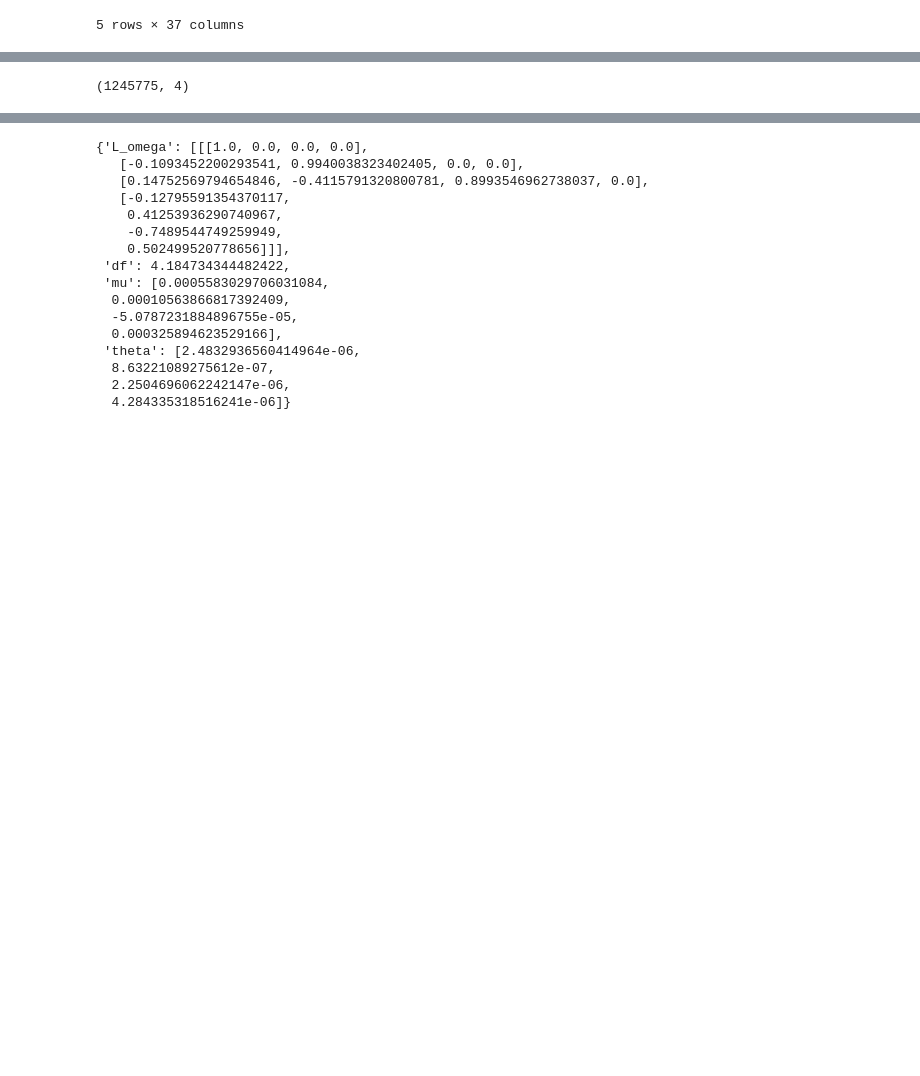
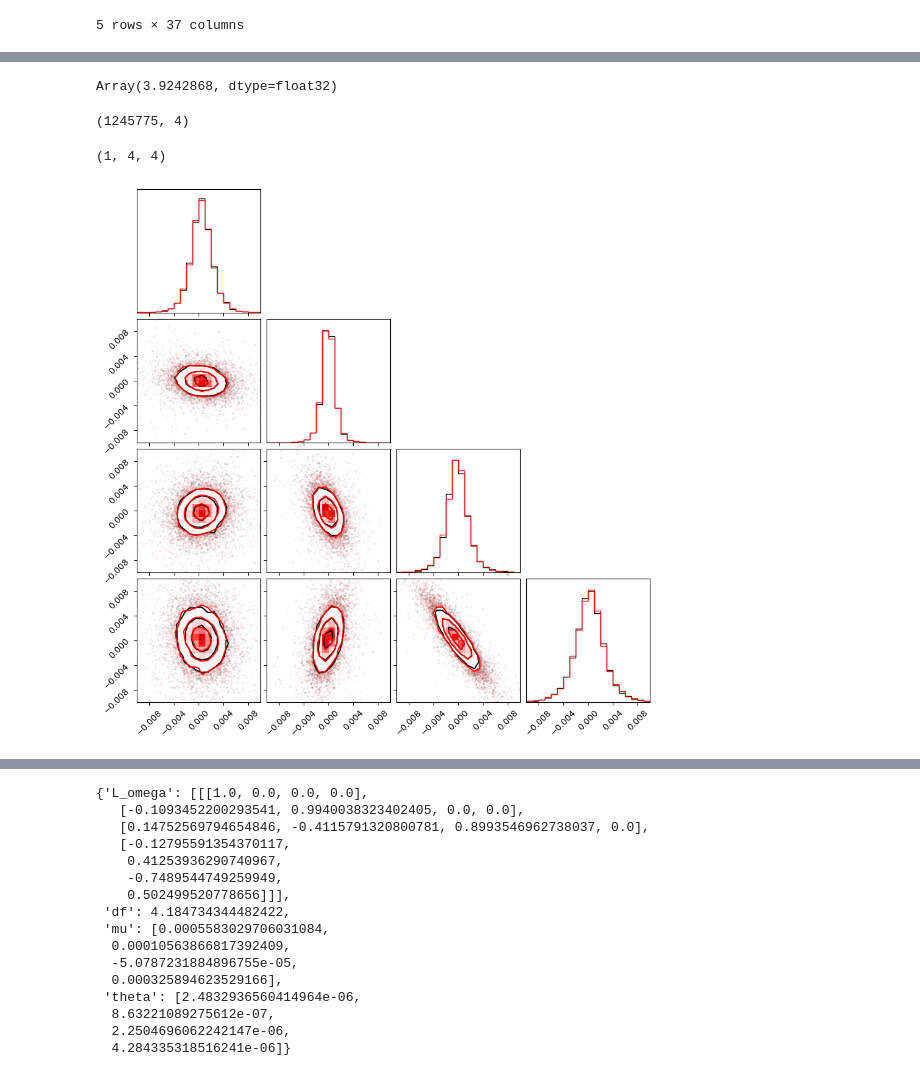
Before and after one commit to alexlyttle/scalable-stellar-inference, a Jupyter notebook: notebook/emulator-error.ipynb, the cells around one changed output, grey strips where cells are left out. Drawn from its saved outputs; the diff is of its cells as text; code cells hidden in the pictures; blank space fills up the shorter version.

```diff
--- a/notebook/emulator-error.ipynb
+++ b/notebook/emulator-error.ipynb
@@ -161,9 +172,17 @@ sigma = jnp.sqrt(svi_result.params["theta_auto_loc"])
 L_Omega = jnp.matmul(jnp.diag(sigma), L_omega)
 mu = svi_result.params["mu_auto_loc"]
 df = svi_result.params["df_auto_loc"]
+# %%
+df
+# %% [output]
+Array(3.9242868, dtype=float32)
 # %%
 error[var_names].to_numpy().shape
 # %% [output]
 (1245775, 4)
+# %%
+L_Omega.shape
+# %% [output]
+(1, 4, 4)
 # %%
 best_fit = dist.MultivariateStudentT(df, loc=mu, scale_tril=L_Omega)
@@ -171,0 +190,11 @@ x = best_fit.sample(rng_key, sample_shape=(10000,)).squeeze()
+# %%
+rng = random.PRNGKey(0)
+keys = random.split(rng)
+precision = dist.Gamma(df/2, df/2).sample(keys[0], sample_shape=(10000,))
+y = dist.MultivariateNormal(mu, scale_tril=L_Omega.squeeze()/precision[..., None, None]**0.5).sample(keys[1])
+# %%
+limits = [(-0.01, 0.01)] * 4
+fig = corner(np.array(x), range=limits)
+fig = corner(np.array(y), color="r", range=limits, fig=fig)
+# %% [output]
+[figure, added]
```
Also changed, not shown: parts of 16 cells of this notebook.
